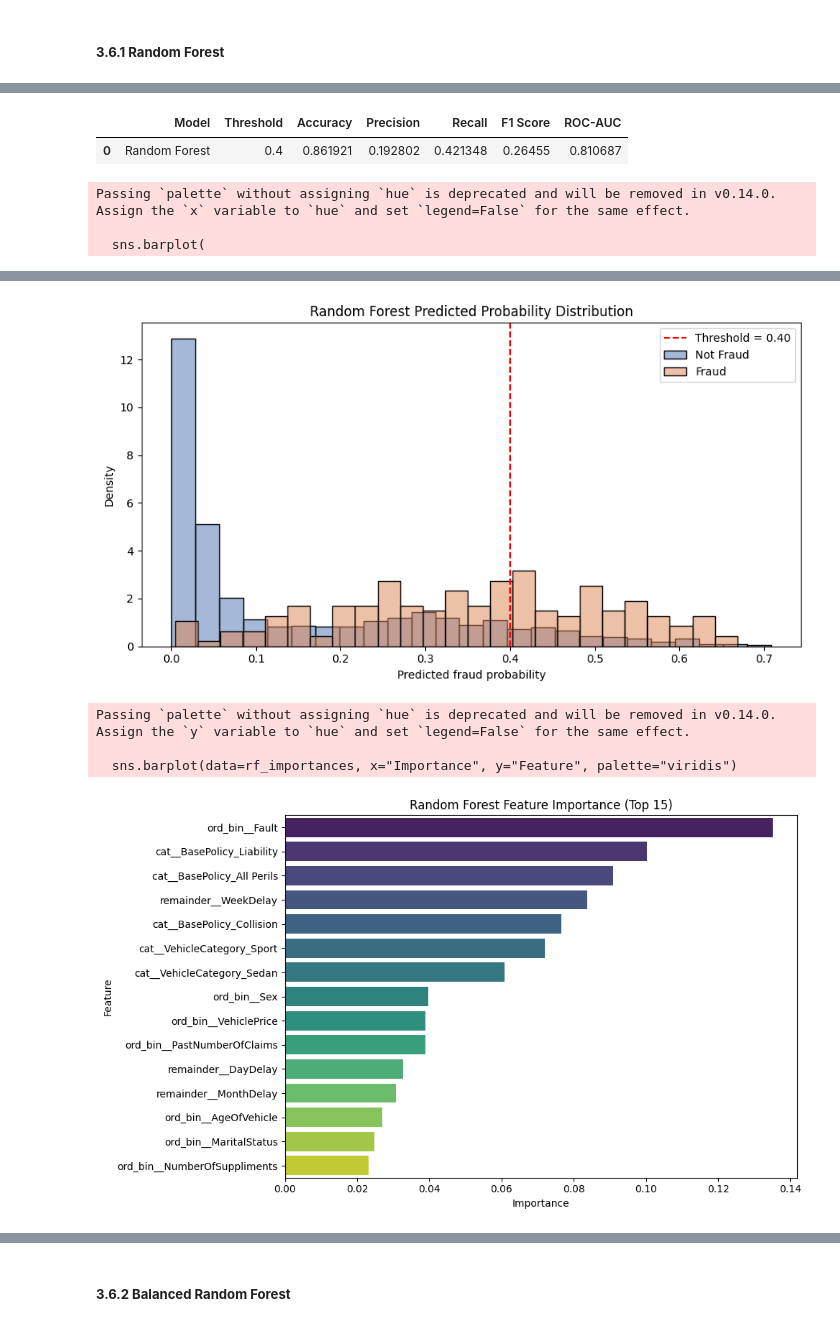
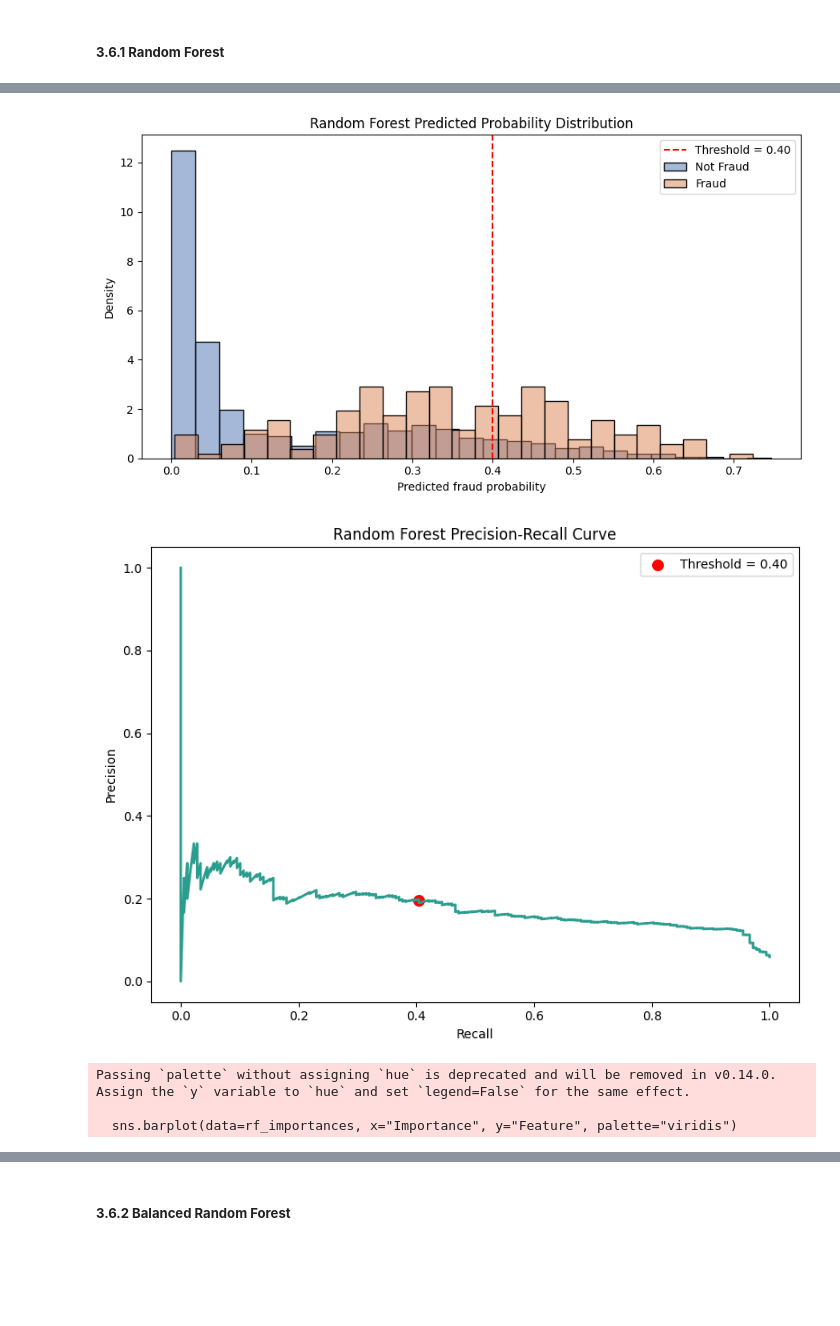
Before and after one commit to aaryankalra/automobile-insurance-fraud-detection, a Jupyter notebook: notebooks/3_model_training.ipynb, the cells around one changed output, grey strips where cells are left out. Cells and saved outputs as stored; diff of their text form; code cells hidden in the pictures; blank space fills up the shorter version.

```diff
--- a/notebooks/3_model_training.ipynb
+++ b/notebooks/3_model_training.ipynb
@@ -566,27 +566,6 @@ rf_precision = precision_score(y_test, rf_pred, zero_division=0)
 rf_recall = recall_score(y_test, rf_pred, zero_division=0)
 rf_f1 = f1_score(y_test, rf_pred, zero_division=0)
 rf_roc_auc = roc_auc_score(y_test, rf_probs)
-
-print(f"Random Forest metrics at threshold {rf_threshold:.2f}:")
-print(f"Accuracy: {rf_accuracy:.4f}")
-print(f"Precision: {rf_precision:.4f}")
-print(f"Recall: {rf_recall:.4f}")
-print(f"F1 Score: {rf_f1:.4f}")
-print(f"ROC-AUC: {rf_roc_auc:.4f}")
-
-rf_results = pd.DataFrame([
-    {
-        "Model": "Random Forest",
-        "Threshold": rf_threshold,
-        "Accuracy": rf_accuracy,
-        "Precision": rf_precision,
-        "Recall": rf_recall,
-        "F1 Score": rf_f1,
-        "ROC-AUC": rf_roc_auc,
-    }
-])
-
-display(rf_results)
 
 metric_values = {
     "Accuracy": rf_accuracy,
@@ -638,6 +617,18 @@ plt.legend()
 plt.tight_layout()
 plt.show()
 
+precision_vals, recall_vals, pr_thresholds = precision_recall_curve(y_test, rf_probs)
+
+plt.figure(figsize=(8, 6))
+plt.plot(recall_vals, precision_vals, color="#2A9D8F", linewidth=2)
+plt.scatter(rf_recall, rf_precision, color="red", s=70, label=f"Threshold = {rf_threshold:.2f}")
+plt.title("Random Forest Precision-Recall Curve")
+plt.xlabel("Recall")
+plt.ylabel("Precision")
+plt.legend()
+plt.tight_layout()
+plt.show()
+
 rf_feature_names = rf_pipeline.named_steps["preprocessing"].get_feature_names_out()
 rf_importances = pd.DataFrame({
     "Feature": rf_feature_names,
@@ -661,5 +648,0 @@ ROC-AUC: 0.8107
-|  | Model | Threshold | Accuracy | Precision | Recall | F1 Score | ROC-AUC |
-| 0 | Random Forest | 0.4 | 0.861921 | 0.192802 | 0.421348 | 0.26455 | 0.810687 |
-Passing `palette` without assigning `hue` is deprecated and will be removed in v0.14.0. Assign the `x` variable to `hue` and set `legend=False` for the same effect.
-
-  sns.barplot(
@@ -667,6 +650,6 @@ Passing `palette` without assigning `hue` is deprecated and will be removed in v
 [figure]
-[figure, old version]
+[figure, new version]
-Passing `palette` without assigning `hue` is deprecated and will be removed in v0.14.0. Assign the `y` variable to `hue` and set `legend=False` for the same effect.
-
-  sns.barplot(data=rf_importances, x="Importance", y="Feature", palette="viridis")
-[figure, old version]
+[figure, new version]
+Passing `palette` without assigning `hue` is deprecated and will be removed in v0.14.0. Assign the `y` variable to `hue` and set `legend=False` for the same effect.
+
+  sns.barplot(data=rf_importances, x="Importance", y="Feature", palette="viridis")
```
Also changed, not shown: parts of 7 cells of this notebook, 22 other files.
